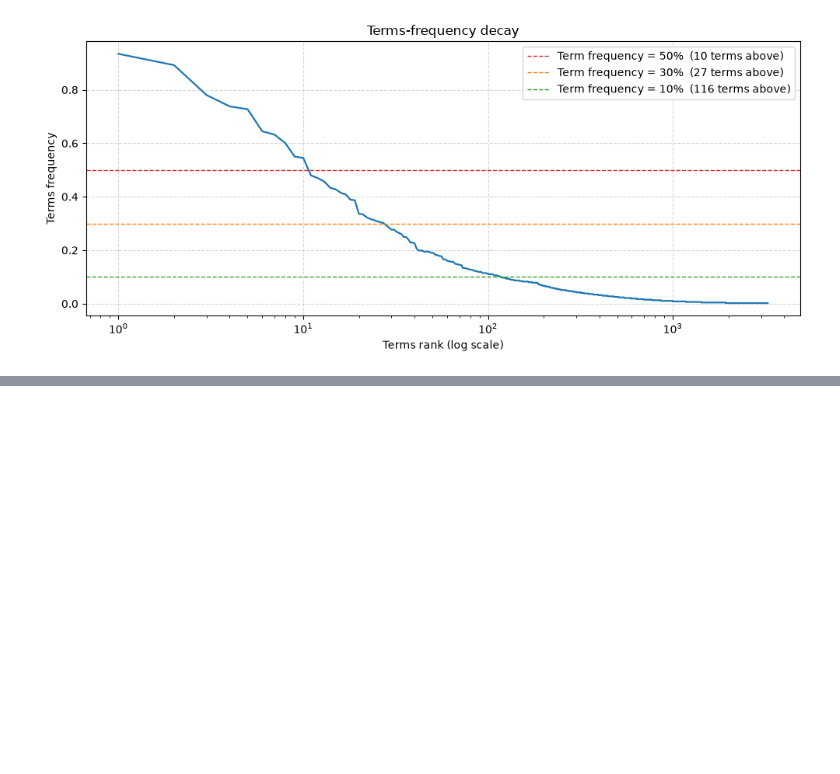
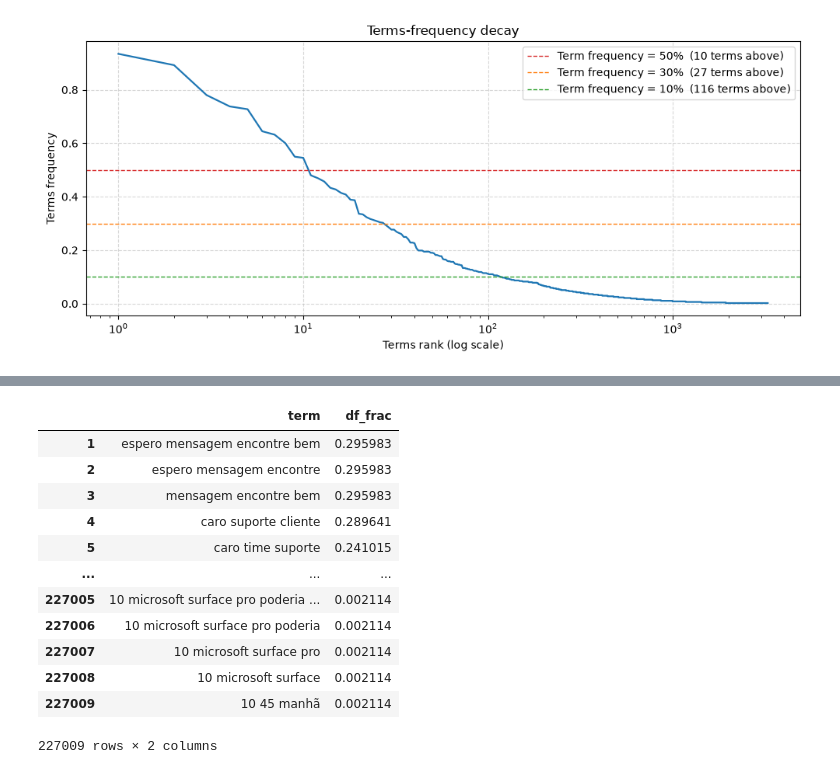
Before and after one commit to nicolaubruno/voll_technical_case, a Jupyter notebook: Support Ticket Clustering.ipynb, the cells around one changed output, grey strips where cells are left out. Cells and saved outputs as stored; diff of their text form; code cells hidden in the pictures; blank space fills up the shorter version.

```diff
--- a/Support Ticket Clustering.ipynb
+++ b/Support Ticket Clustering.ipynb
@@ -278,0 +281,34 @@ array([0.01691332, 0.01057082, 0.03805497, ..., 0.00211416, 0.01057082,
+# %%
+document_phrase_counter = CountVectorizer(
+    binary=True,
+    stop_words=TOKEN_STOPWORDS,
+    ngram_range=(3,10), # Phrases of 3 to 10 words
+    token_pattern=TOKEN_PATTERN
+)
+
+document_phrases_matrix = document_phrase_counter.fit_transform(cleaned_tickets_df["full_text"])
+phrases = document_phrase_counter.get_feature_names_out()
+document_phrases_frequency = np.asarray(document_phrases_matrix.sum(axis=0)).ravel() / NUMBER_DOCS
+document_phrases_frequency_order = np.argsort(-document_phrases_frequency)
+# %%
+phrases_frequency = pd.DataFrame({
+    "term": phrases[document_phrases_frequency_order],
+    "df_frac": document_phrases_frequency[document_phrases_frequency_order]
+})
+phrases_frequency.index = np.arange(1, len(phrases_frequency) + 1)
+
+phrases_frequency
+# %% [output]
+|  | term | df_frac |
+| 1 | espero mensagem encontre bem | 0.295983 |
+| 2 | espero mensagem encontre | 0.295983 |
+| 3 | mensagem encontre bem | 0.295983 |
+| 4 | caro suporte cliente | 0.289641 |
+| 5 | caro time suporte | 0.241015 |
+| ... | ... | ... |
+| 227005 | 10 microsoft surface pro poderia ... | 0.002114 |
+| 227006 | 10 microsoft surface pro poderia | 0.002114 |
+| 227007 | 10 microsoft surface pro | 0.002114 |
+| 227008 | 10 microsoft surface | 0.002114 |
+| 227009 | 10 45 manhã | 0.002114 |
+227009 rows × 2 columns
```
Also changed, not shown: parts of 6 cells of this notebook.
